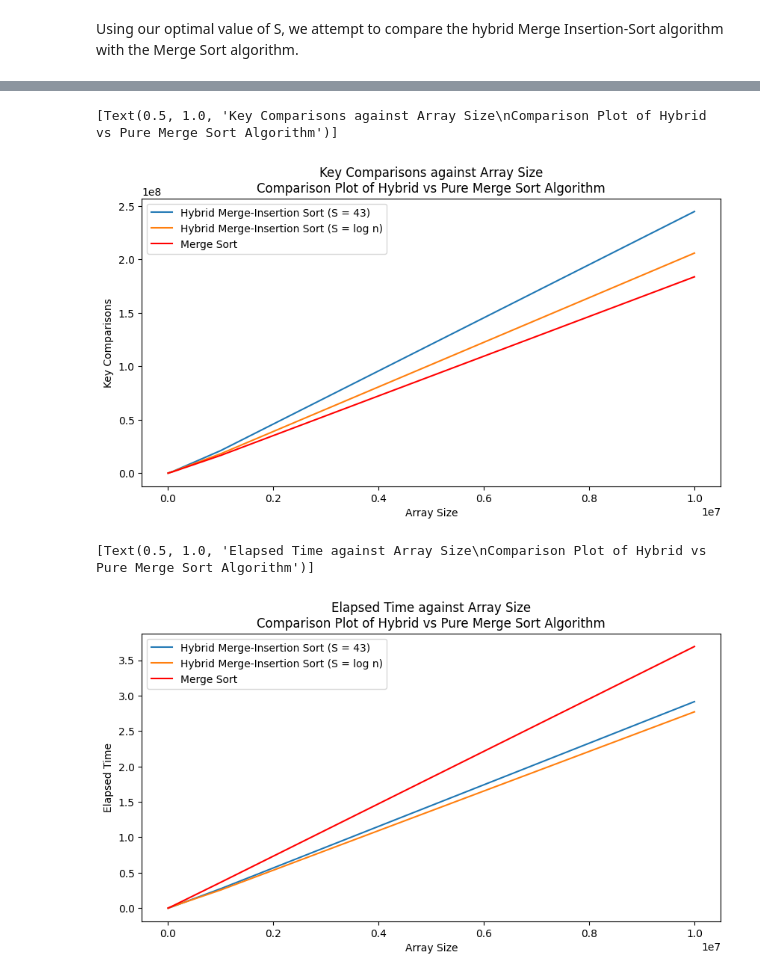
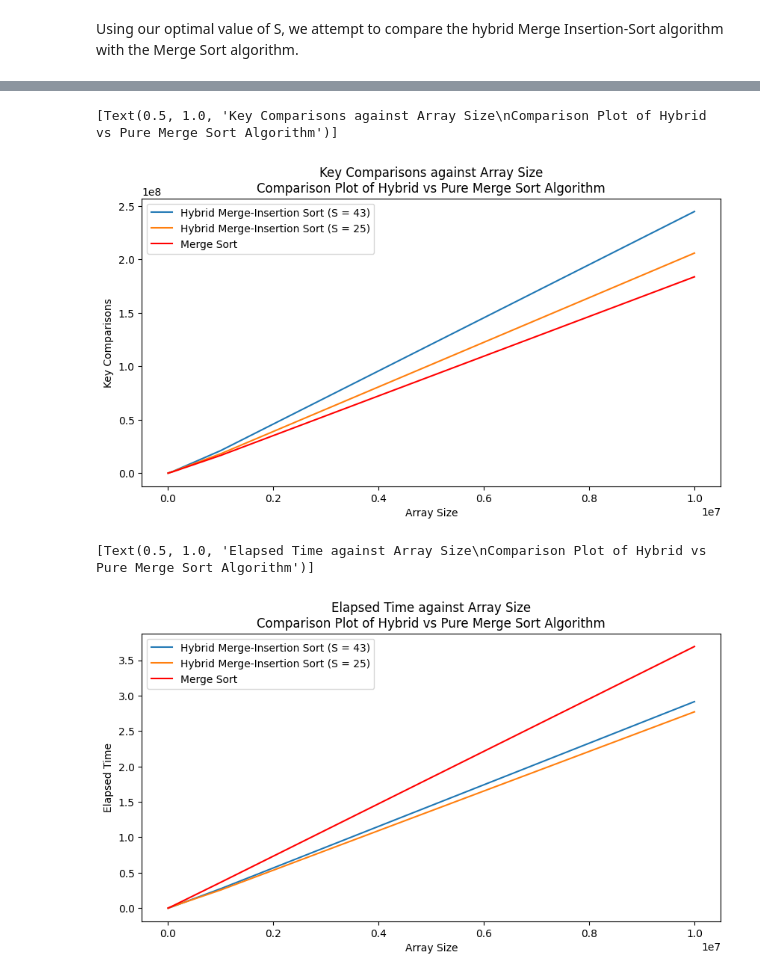
Before and after one commit to Neo-Zenith/Analysis-of-Algorithms, a Jupyter notebook: Example Class 1/analysis.Ipynb, the cells around one changed output, grey strips where cells are left out. Saved outputs shown, nothing was run; the diff lists cells and outputs as text; code cells hidden in the pictures.

```diff
--- a/Example Class 1/analysis.Ipynb
+++ b/Example Class 1/analysis.Ipynb
@@ -407,22 +407,22 @@ The hybrid Merge-Insertion Sort algorithm with S = 25 yields a 27.08% improvemen
 # %%
 plt.figure(figsize=(10,5))
 
 plot = sb.lineplot(data= VaryArraySize, x="Array Size", y="Key Comparisons", label="Hybrid Merge-Insertion Sort (S = 43)")
-sb.lineplot(data= OptimalSDifArraySize, x="Array Size", y="Key Comparisons", label="Hybrid Merge-Insertion Sort (S = log n)")
+sb.lineplot(data= OptimalSDifArraySize, x="Array Size", y="Key Comparisons", label="Hybrid Merge-Insertion Sort (S = 25)")
 sb.lineplot(data= VaryArraySizeMerge, x="Array Size", y="Key Comparisons", label="Merge Sort", color="red")
 
 plot.set(title="Key Comparisons against Array Size\nComparison Plot of Hybrid vs Pure Merge Sort Algorithm")
 # %% [output]
 [Text(0.5, 1.0, 'Key Comparisons against Array Size\nComparison Plot of Hybrid vs Pure Merge Sort Algorithm')]
-[figure, old version]
+[figure, new version]
 # %%
 plt.figure(figsize=(10,5))
 
 plot = sb.lineplot(data= VaryArraySize, x="Array Size", y="Elapsed Time", label="Hybrid Merge-Insertion Sort (S = 43)")
-sb.lineplot(data= OptimalSDifArraySize, x="Array Size", y="Elapsed Time", label="Hybrid Merge-Insertion Sort (S = log n)")
+sb.lineplot(data= OptimalSDifArraySize, x="Array Size", y="Elapsed Time", label="Hybrid Merge-Insertion Sort (S = 25)")
 sb.lineplot(data= VaryArraySizeMerge, x="Array Size", y="Elapsed Time", label="Merge Sort", color="red")
 
 plot.set(title="Elapsed Time against Array Size\nComparison Plot of Hybrid vs Pure Merge Sort Algorithm")
 # %% [output]
 [Text(0.5, 1.0, 'Elapsed Time against Array Size\nComparison Plot of Hybrid vs Pure Merge Sort Algorithm')]
-[figure, old version]
+[figure, new version]
```
Also changed, not shown: parts of 1 cell of this notebook.
